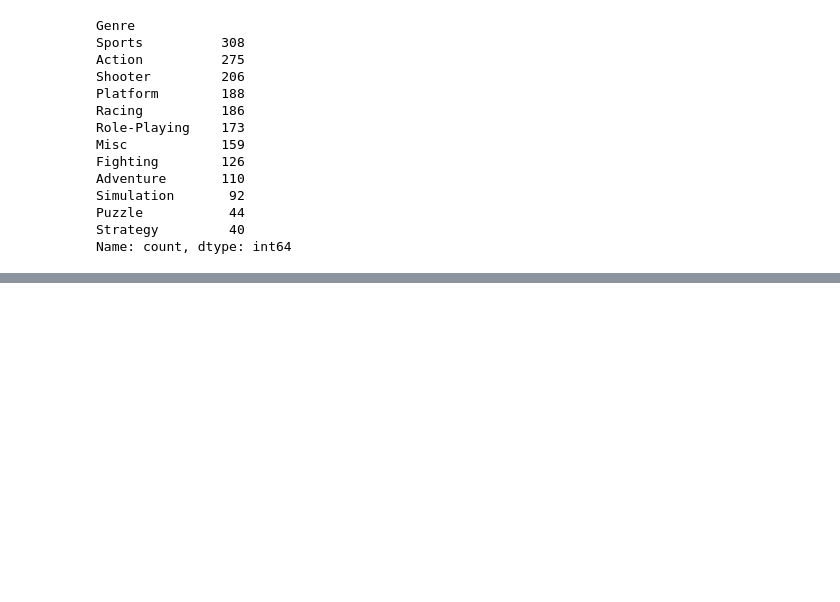
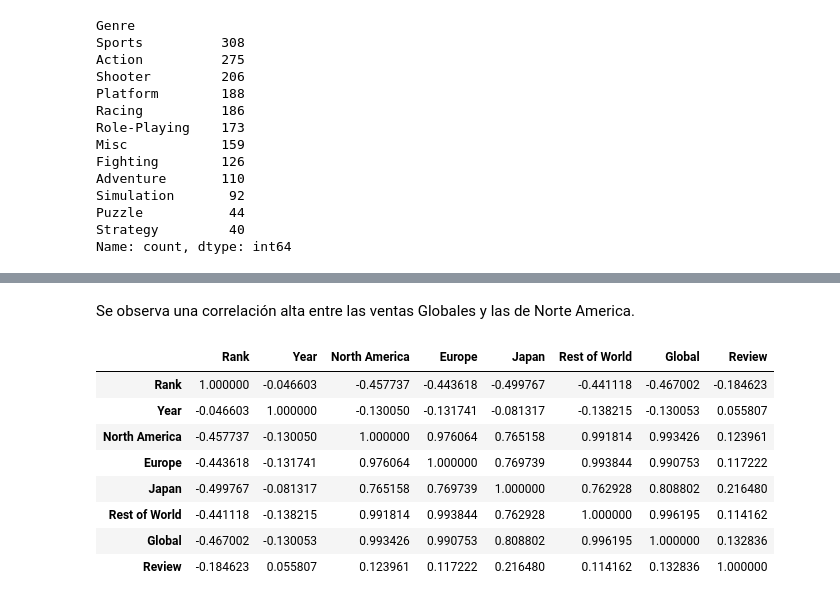
Before and after one commit to pablo-mada/Proyecto-Final, a Jupyter notebook: Notebooks/03_Trabajo_con_DataSet_Editado.ipynb, the cells around one changed output, grey strips where cells are left out. Drawn from its saved outputs; the diff is of its cells as text; code cells hidden in the pictures; blank space fills up the shorter version.

Commit message:
Realizamos un analisi de correlación entre las variables

```diff
--- a/Notebooks/03_Trabajo_con_DataSet_Editado.ipynb
+++ b/Notebooks/03_Trabajo_con_DataSet_Editado.ipynb
@@ -123,0 +132,15 @@ Name: count, dtype: int64
+# %% [markdown]
+Se observa una correlación alta entre las ventas Globales y las de Norte America.
+# %%
+df_Wii=df[df['Platform'] =='Wii']
+df_Wii.corr(numeric_only=True,method='pearson')
+# %% [output]
+|  | Rank | Year | North America | Europe | Japan | Rest of World | Global | Review |
+| Rank | 1.000000 | -0.046603 | -0.457737 | -0.443618 | -0.499767 | -0.441118 | -0.467002 | -0.184623 |
+| Year | -0.046603 | 1.000000 | -0.130050 | -0.131741 | -0.081317 | -0.138215 | -0.130053 | 0.055807 |
+| North America | -0.457737 | -0.130050 | 1.000000 | 0.976064 | 0.765158 | 0.991814 | 0.993426 | 0.123961 |
+| Europe | -0.443618 | -0.131741 | 0.976064 | 1.000000 | 0.769739 | 0.993844 | 0.990753 | 0.117222 |
+| Japan | -0.499767 | -0.081317 | 0.765158 | 0.769739 | 1.000000 | 0.762928 | 0.808802 | 0.216480 |
+| Rest of World | -0.441118 | -0.138215 | 0.991814 | 0.993844 | 0.762928 | 1.000000 | 0.996195 | 0.114162 |
+| Global | -0.467002 | -0.130053 | 0.993426 | 0.990753 | 0.808802 | 0.996195 | 1.000000 | 0.132836 |
+| Review | -0.184623 | 0.055807 | 0.123961 | 0.117222 | 0.216480 | 0.114162 | 0.132836 | 1.000000 |
```
Also changed, not shown: parts of 3 cells of this notebook.
